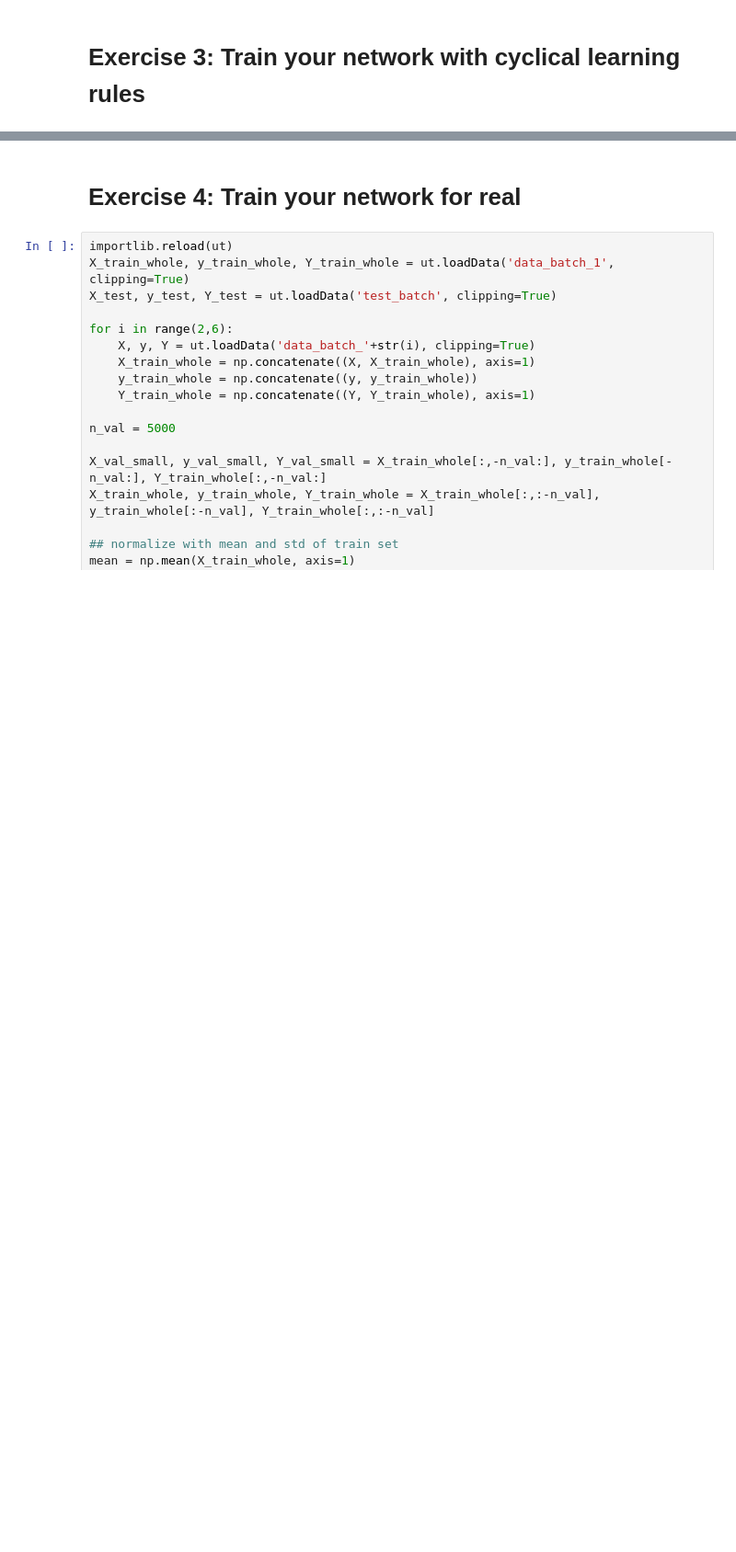
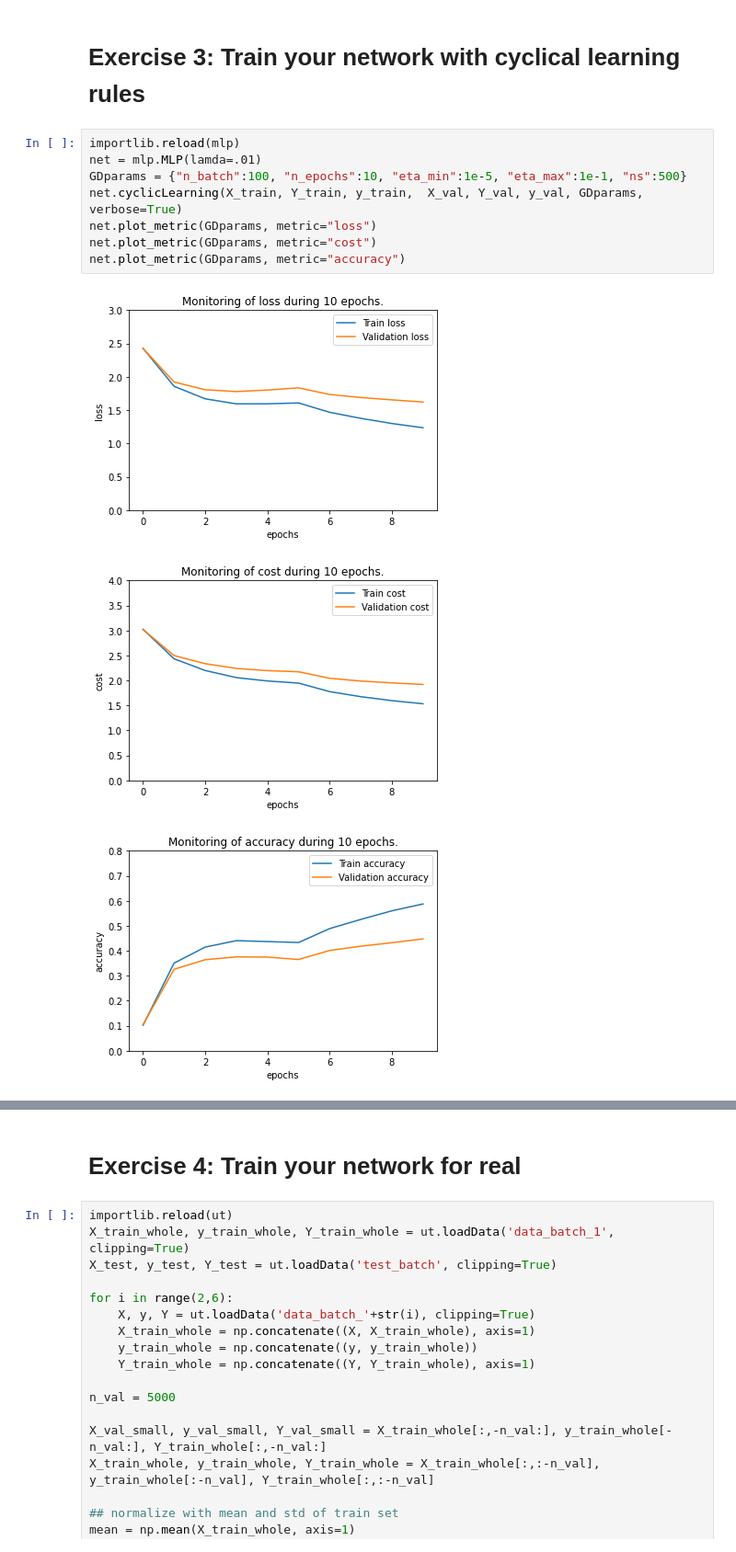
Before and after one commit to KenzaB27/dl_labs, a Jupyter notebook: lab2/experiments.ipynb, the cells around one changed output, grey strips where cells are left out. Shown at 92% size. Saved outputs shown, nothing was run; the diff lists cells and outputs as text; blank space fills up the shorter version.

```diff
--- a/lab2/experiments.ipynb
+++ b/lab2/experiments.ipynb
@@ -40,2 +117,14 @@ net = mlp.MLP()
 # %% [markdown]
 # Exercise 3: Train your network with cyclical learning rules
+# %%
+importlib.reload(mlp)
+net = mlp.MLP(lamda=.01)
+GDparams = {"n_batch":100, "n_epochs":10, "eta_min":1e-5, "eta_max":1e-1, "ns":500}
+net.cyclicLearning(X_train, Y_train, y_train,  X_val, Y_val, y_val, GDparams, verbose=True)
+net.plot_metric(GDparams, metric="loss")
+net.plot_metric(GDparams, metric="cost")
+net.plot_metric(GDparams, metric="accuracy")
+# %% [output]
+[figure, added]
+[figure, added]
+[figure, added]
```
Also changed, not shown: parts of 11 cells of this notebook, 3 other files.
